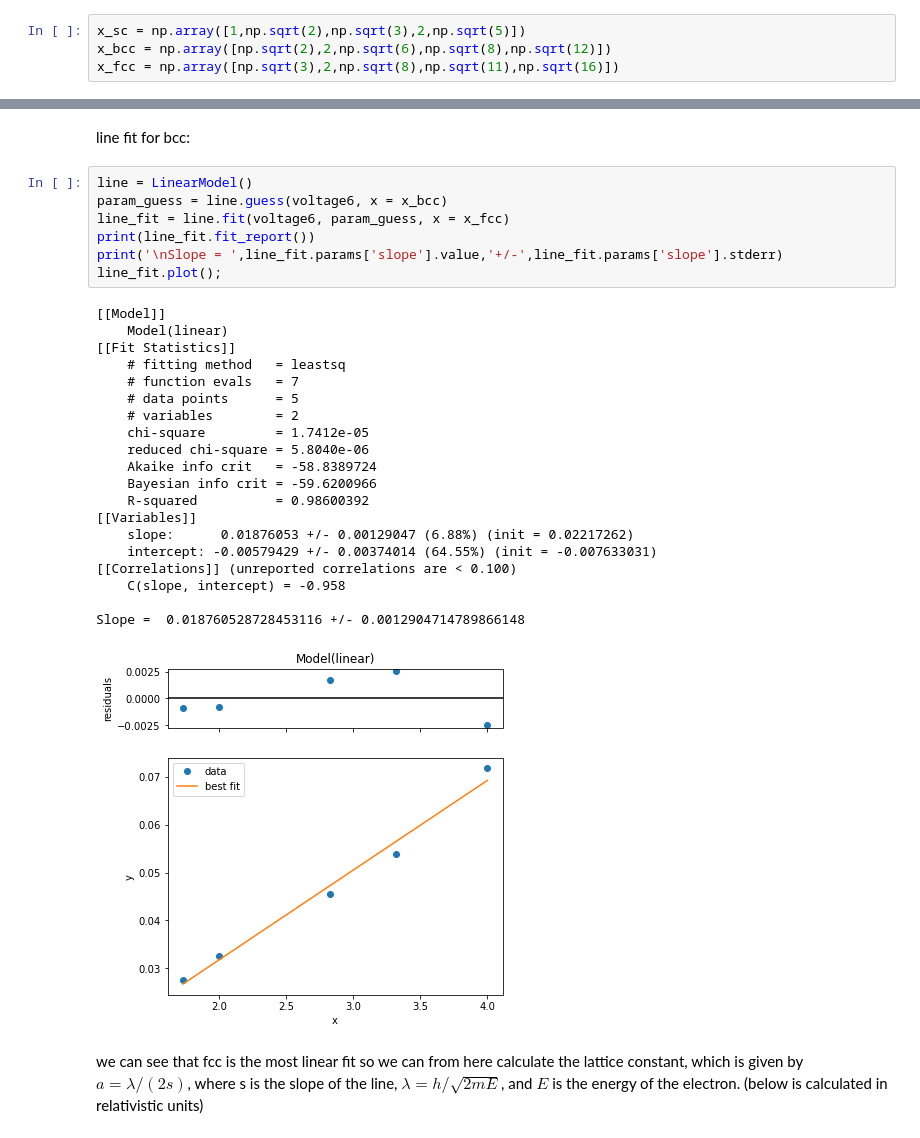
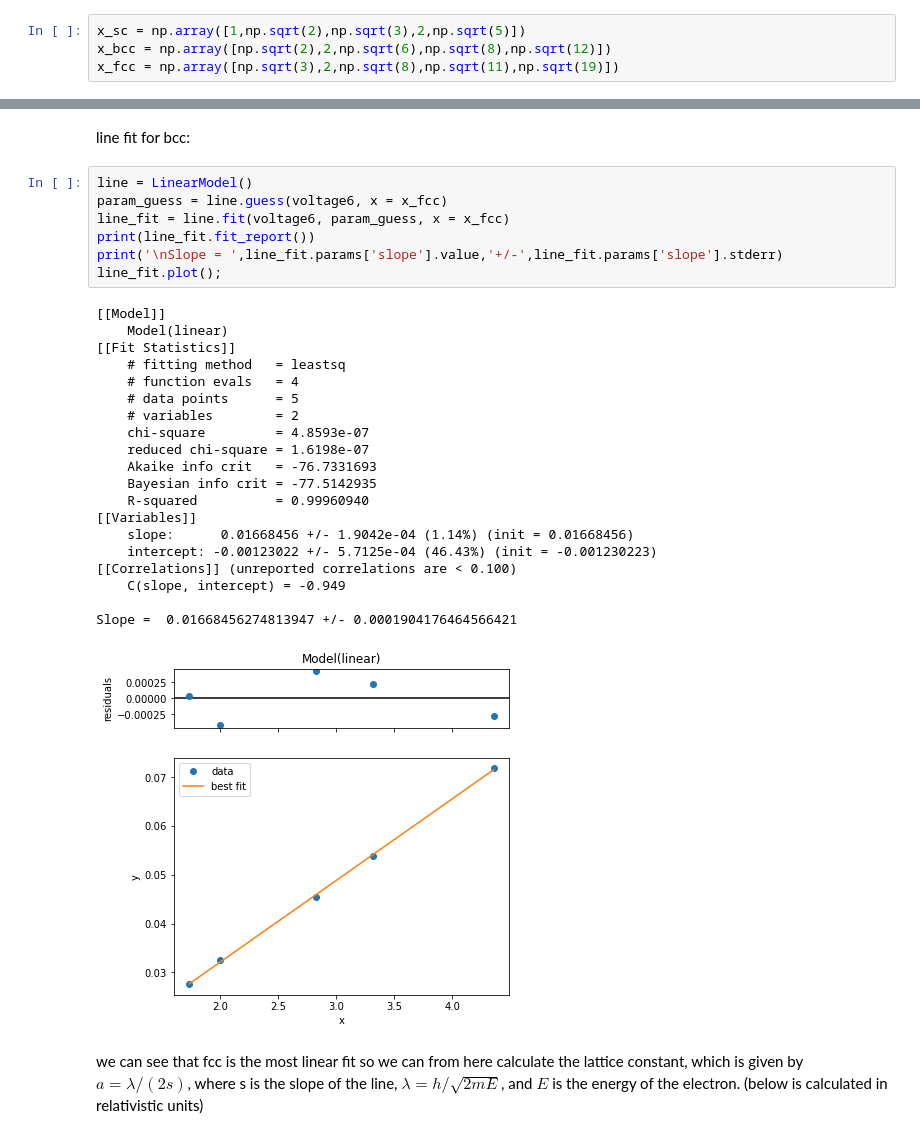
Before and after one commit to ahserhan/CMX, a Jupyter notebook: electron-diffraction.ipynb, the cells around one changed output, grey strips where cells are left out. Cells and saved outputs as stored; diff of their text form.

```diff
--- a/electron-diffraction.ipynb
+++ b/electron-diffraction.ipynb
@@ -117,7 +117,7 @@ Part 3: Calculate Ring Spacing for Different Structures
 # %%
 x_sc = np.array([1,np.sqrt(2),np.sqrt(3),2,np.sqrt(5)])
 x_bcc = np.array([np.sqrt(2),2,np.sqrt(6),np.sqrt(8),np.sqrt(12)])
-x_fcc = np.array([np.sqrt(3),2,np.sqrt(8),np.sqrt(11),np.sqrt(16)])
+x_fcc = np.array([np.sqrt(3),2,np.sqrt(8),np.sqrt(11),np.sqrt(19)])
 # %% [markdown]
 For the 6th voltage, which is 7.539 kV, we have voltage6 as the arrary of all the five ring's diameters as below
 # %%
@@ -163,32 +163,32 @@ line_fit.plot();
 line fit for bcc:
 # %%
 line = LinearModel()
-param_guess = line.guess(voltage6, x = x_bcc)
+param_guess = line.guess(voltage6, x = x_fcc)
 line_fit = line.fit(voltage6, param_guess, x = x_fcc)
 print(line_fit.fit_report())
 print('\nSlope = ',line_fit.params['slope'].value,'+/-',line_fit.params['slope'].stderr)
 line_fit.plot();
 # %% [output]
 [[Model]]
     Model(linear)
 [[Fit Statistics]]
     # fitting method   = leastsq
-    # function evals   = 7
+    # function evals   = 4
     # data points      = 5
     # variables        = 2
-    chi-square         = 1.7412e-05
-    reduced chi-square = 5.8040e-06
-    Akaike info crit   = -58.8389724
-    Bayesian info crit = -59.6200966
-    R-squared          = 0.98600392
+    chi-square         = 4.8593e-07
+    reduced chi-square = 1.6198e-07
+    Akaike info crit   = -76.7331693
+    Bayesian info crit = -77.5142935
+    R-squared          = 0.99960940
 [[Variables]]
-    slope:      0.01876053 +/- 0.00129047 (6.88%) (init = 0.02217262)
-    intercept: -0.00579429 +/- 0.00374014 (64.55%) (init = -0.007633031)
+    slope:      0.01668456 +/- 1.9042e-04 (1.14%) (init = 0.01668456)
+    intercept: -0.00123022 +/- 5.7125e-04 (46.43%) (init = -0.001230223)
 [[Correlations]] (unreported correlations are < 0.100)
-    C(slope, intercept) = -0.958
+    C(slope, intercept) = -0.949
 
-Slope =  0.018760528728453116 +/- 0.0012904714789866148
+Slope =  0.01668456274813947 +/- 0.0001904176464566421
-[figure, old version]
+[figure, new version]
 # %% [markdown]
 we can see that fcc is the most linear fit so we can from here calculate the lattice constant, which is given by $a=\lambda / (2 s)$, where s is the slope of the line, $\lambda = h/\sqrt{2mE}$, and $E$ is the energy of the electron. (below is calculated in relativistic units)
 # %%
```
Also changed, not shown: parts of 17 cells of this notebook.
